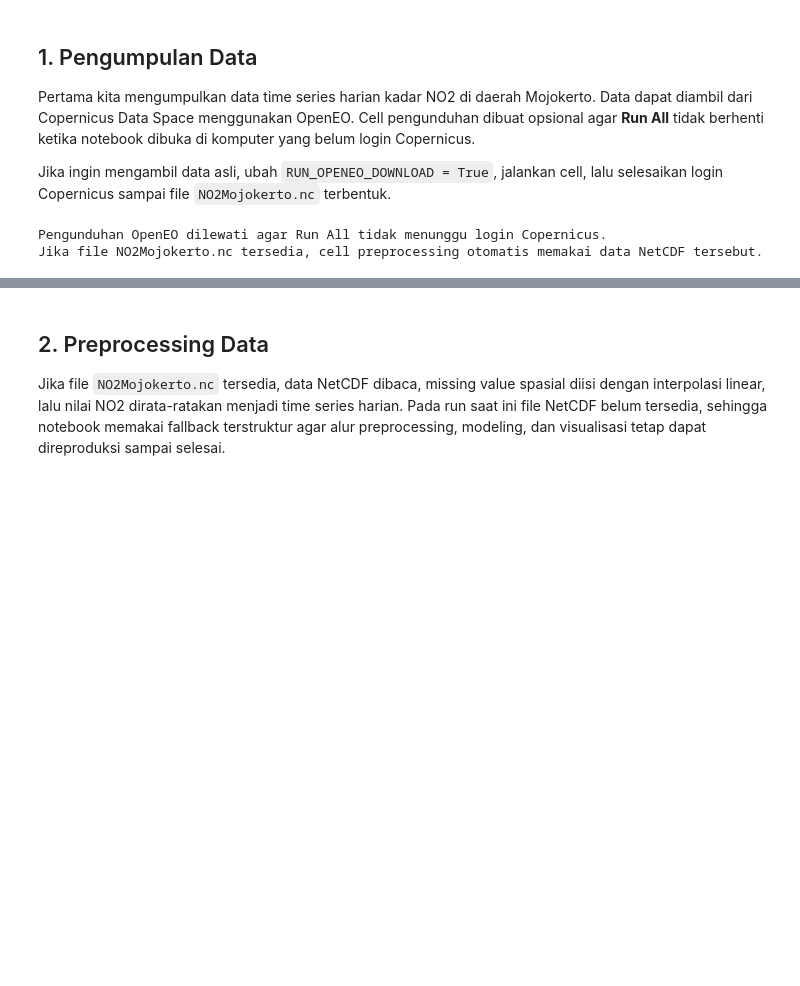
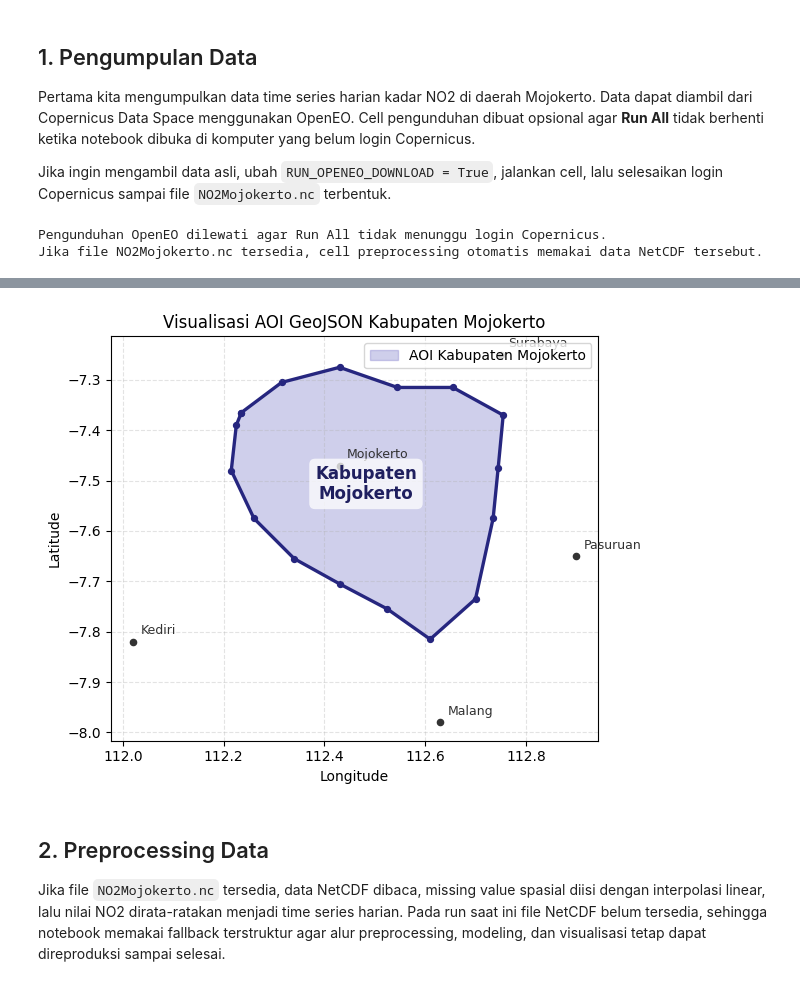
Before and after one commit to ZekkCode/Pendata, a Jupyter notebook: materi-pendat/tugas_eo_mojokerto_no2.ipynb, the cells around one changed output, grey strips where cells are left out. Drawn from its saved outputs; the diff is of its cells as text; code cells hidden in the pictures; blank space fills up the shorter version.

Commit message:
Add Mojokerto GeoJSON AOI visualization

```diff
--- a/materi-pendat/tugas_eo_mojokerto_no2.ipynb
+++ b/materi-pendat/tugas_eo_mojokerto_no2.ipynb
@@ -50,3 +55,44 @@ Jika file NO2Mojokerto.nc tersedia, cell preprocessing otomatis memakai data Net
+# %%
+
+import matplotlib.pyplot as plt
+import numpy as np
+
+coords = np.array(aoi["coordinates"][0])
+
+fig, ax = plt.subplots(figsize=(9, 5))
+ax.fill(coords[:, 0], coords[:, 1], color="#7876c8", alpha=0.35, label="AOI Kabupaten Mojokerto")
+ax.plot(coords[:, 0], coords[:, 1], color="#26267f", linewidth=2.4)
+ax.scatter(coords[:, 0], coords[:, 1], color="#26267f", s=18)
+
+# Label kota sekitar sebagai orientasi spasial sederhana.
+reference_points = {
+    "Surabaya": (112.75, -7.25),
+    "Mojokerto": (112.43, -7.47),
+    "Pasuruan": (112.90, -7.65),
+    "Malang": (112.63, -7.98),
+    "Kediri": (112.02, -7.82),
+}
+for name, (lon, lat) in reference_points.items():
+    ax.scatter(lon, lat, color="#333333", s=20)
+    ax.text(lon + 0.015, lat + 0.015, name, fontsize=9, color="#333333")
+
+centroid = coords[:-1].mean(axis=0)
+ax.text(
+    centroid[0], centroid[1], "Kabupaten\nMojokerto", ha="center", va="center",
+    fontsize=12, fontweight="bold", color="#1f1f5f",
+    bbox=dict(boxstyle="round,pad=0.35", facecolor="white", alpha=0.75, edgecolor="none"),
+)
+
+ax.set_title("Visualisasi AOI GeoJSON Kabupaten Mojokerto")
+ax.set_xlabel("Longitude")
+ax.set_ylabel("Latitude")
+ax.set_aspect("equal", adjustable="box")
+ax.grid(True, linestyle="--", alpha=0.35)
+ax.legend(loc="upper right")
+plt.tight_layout()
+plt.show()
+# %% [output]
+[figure, added]
 # %% [markdown]
 ## 2. Preprocessing Data
 
```
Also changed, not shown: parts of 2 cells of this notebook.
